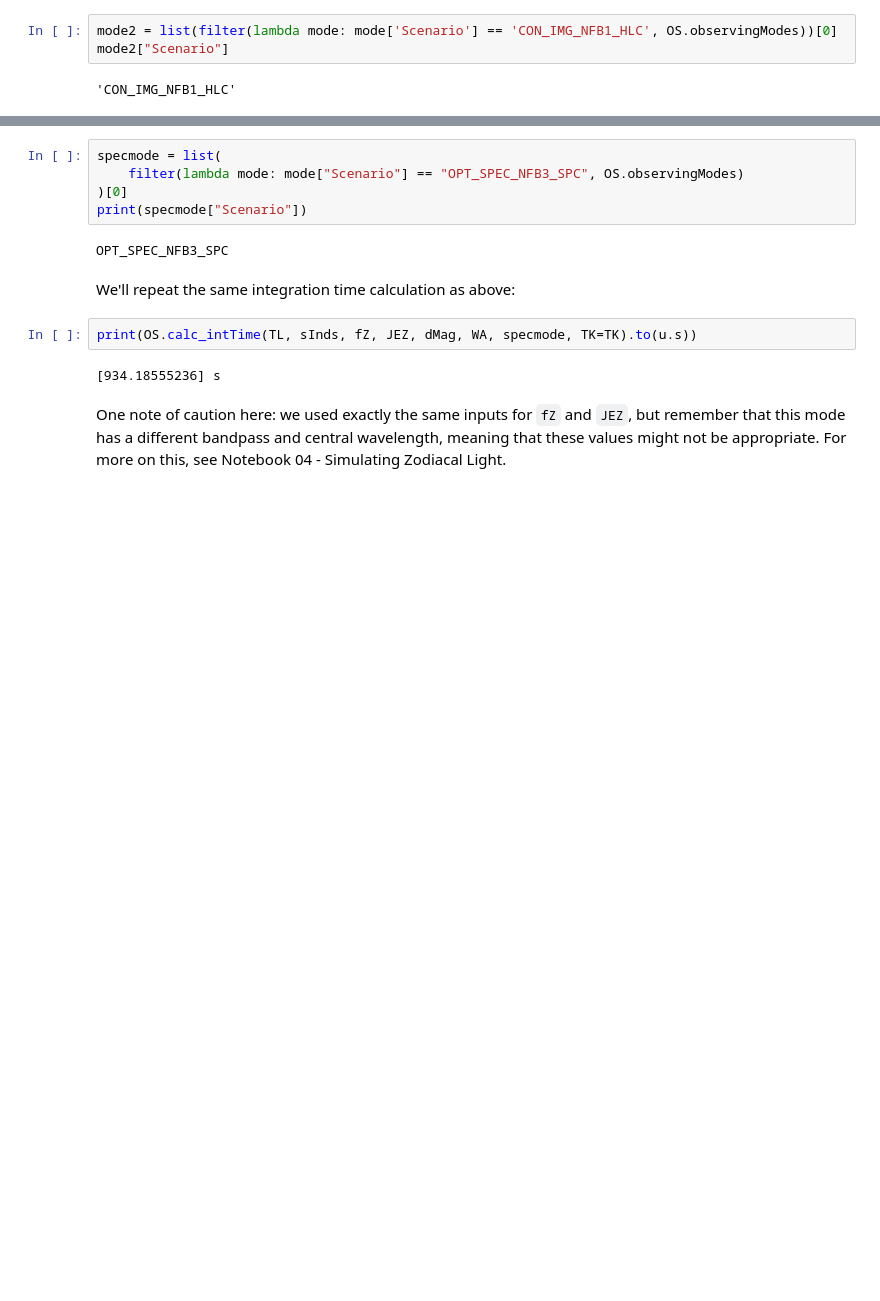
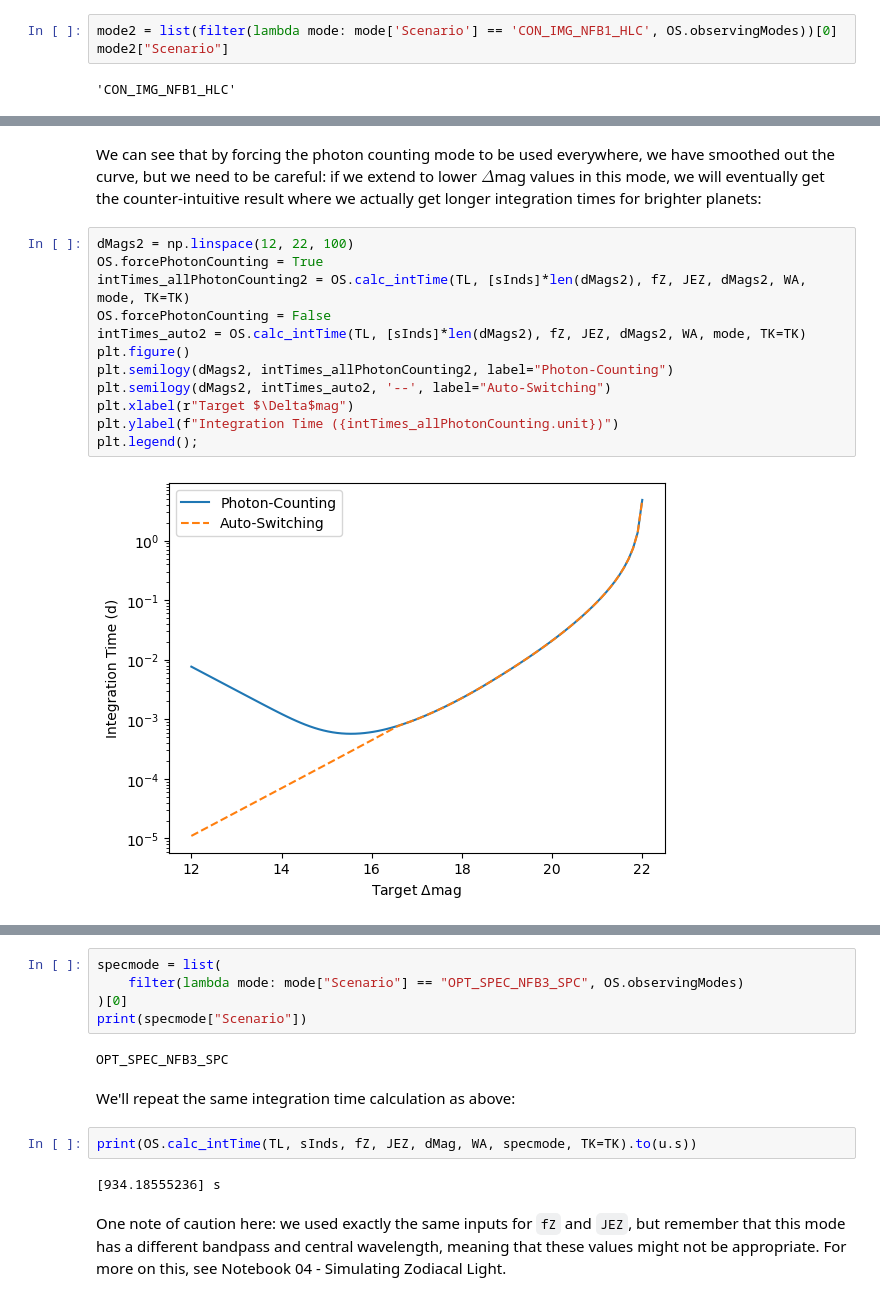
Before and after one commit to roman-corgi/corgietc, a Jupyter notebook: Notebooks/01_Anatomy_of_an_Integration_Time_Calculation.ipynb, the cells around one changed output, grey strips where cells are left out. Saved outputs shown, nothing was run; the diff lists cells and outputs as text; blank space fills up the shorter version.

```diff
--- a/Notebooks/01_Anatomy_of_an_Integration_Time_Calculation.ipynb
+++ b/Notebooks/01_Anatomy_of_an_Integration_Time_Calculation.ipynb
@@ -297,0 +319,16 @@ plt.title(fr"Maximum Achievable $\Delta$mag $\approx$ {np.min(dMags[np.isnan(int
+# %% [markdown]
+We can see that by forcing the photon counting mode to be used everywhere, we have smoothed out the curve, but we need to be careful: if we extend to lower $\Delta$mag values in this mode, we will eventually get the counter-intuitive result where we actually get longer integration times for brighter planets:
+# %%
+dMags2 = np.linspace(12, 22, 100)
+OS.forcePhotonCounting = True
+intTimes_allPhotonCounting2 = OS.calc_intTime(TL, [sInds]*len(dMags2), fZ, JEZ, dMags2, WA, mode, TK=TK)
+OS.forcePhotonCounting = False
+intTimes_auto2 = OS.calc_intTime(TL, [sInds]*len(dMags2), fZ, JEZ, dMags2, WA, mode, TK=TK)
+plt.figure()
+plt.semilogy(dMags2, intTimes_allPhotonCounting2, label="Photon-Counting")
+plt.semilogy(dMags2, intTimes_auto2, '--', label="Auto-Switching")
+plt.xlabel(r"Target $\Delta$mag")
+plt.ylabel(f"Integration Time ({intTimes_allPhotonCounting.unit})")
+plt.legend();
+# %% [output]
+[figure, added]
```
Also changed, not shown: parts of 18 cells of this notebook, 4 other files.
